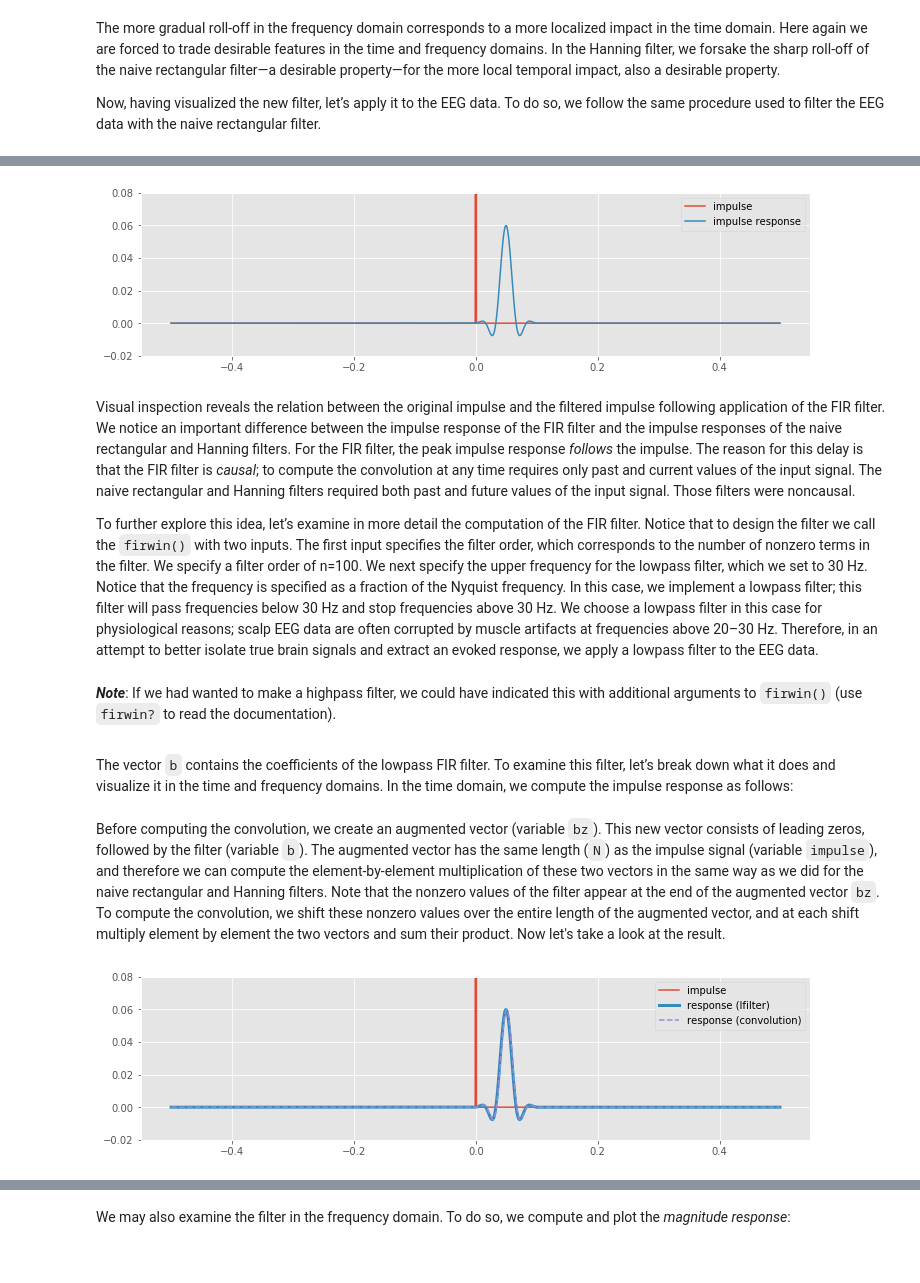
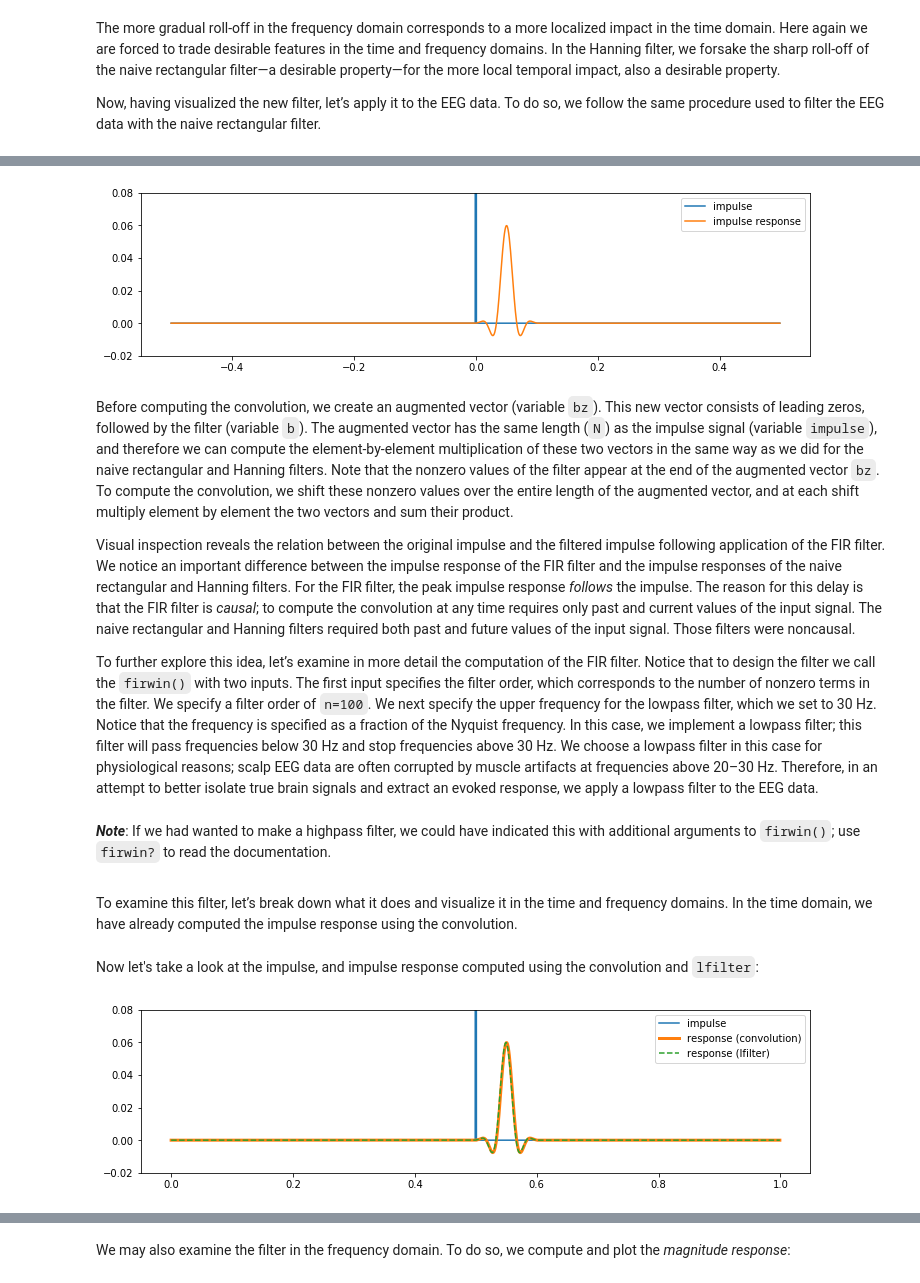
Before and after one commit to Mark-Kramer/Case-Studies-Python, a Jupyter notebook: content/06/filtering-scalp-eeg.ipynb, the cells around one changed output, grey strips where cells are left out. Cells and saved outputs as stored; diff of their text form; code cells hidden in the pictures.

Commit message:
save point ch6, before editing lfilter

```diff
--- a/content/06/filtering-scalp-eeg.ipynb
+++ b/content/06/filtering-scalp-eeg.ipynb
@@ -544,7 +602,7 @@ Let’s also examine the time domain representation of the new Hanning filter. T
 def convolution(impulse, filt):
     '''
     Compute the impulse response of a filter (given in the
-    time domain) using convolution
+    time domain) using convolution.
     '''
     N = len(impulse)
     response = np.zeros_like(impulse)
@@ -655,9 +724,10 @@ We focus specifically on the application of a lowpass FIR filter to the EEG data
 <a id="fig:10a"></a>
 # %%
-n = 100  # Define the filter order
-Wn = 30 / fNQ  # Define the cutoff frequency,
-b = firwin(n, Wn)  # ... build the lowpass filter,
-impulse_response = lfilter(b, 1, impulse)  # ... and apply it to the impulse
+n = 100                                        # Define the filter order.
+Wn = 30 / fNQ                                  # Define the cutoff frequency,
+b = firwin(n, Wn)                              # ... build the lowpass filter,
+bz = np.pad(b, [N - n, 0], 'constant')         # ... amend the filter with leading zeros,
+impulse_response = convolution(impulse, bz)  # ... and apply it to the impulse.
 
 plot(lag_axis, impulse, label='impulse')
 plot(lag_axis, impulse_response, label='impulse response')
@@ -665,35 +735,35 @@ legend()
 ylim([-.02, .08])
 show()
 # %% [output]
-[figure, old version]
+[figure, new version]
 # %% [markdown]
+Before computing the convolution, we create an augmented vector (variable `bz`). This new vector consists of leading zeros, followed by the filter (variable `b`). The augmented vector has the same length (`N`) as the impulse signal (variable `impulse`), and therefore we can compute the element-by-element multiplication of these two vectors in the same way as we did for the naive rectangular and Hanning filters. Note that the nonzero values of the filter appear at the end of the augmented vector `bz`. To compute the convolution, we shift these nonzero values over the entire length of the augmented vector, and at each shift multiply element by element the two vectors and sum their product.
+
 Visual inspection reveals the relation between the original impulse and the filtered impulse following application of the FIR filter. We notice an important difference between the impulse response of the FIR filter and the impulse responses of the naive rectangular and Hanning filters. For the FIR filter, the peak impulse response *follows* the impulse. The reason for this delay is that the FIR filter is *causal*; to compute the convolution at any time requires only past and current values of the input signal. The naive rectangular and Hanning filters required both past and future values of the input signal. Those filters were noncausal.
 
-To further explore this idea, let’s examine in more detail the computation of the FIR filter. Notice that to design the filter we call the `firwin()` with two inputs. The first input specifies the filter order, which corresponds to the number of nonzero terms in the filter. We specify a filter order of n=100. We next specify the upper frequency for the lowpass filter, which we set to 30 Hz. Notice that the frequency is specified as a fraction of the Nyquist frequency. In this case, we implement a lowpass filter; this filter will pass frequencies below 30 Hz and stop frequencies above 30 Hz. We choose a lowpass filter in this case for physiological reasons; scalp EEG data are often corrupted by muscle artifacts at frequencies above 20–30 Hz. Therefore, in an attempt to better isolate true brain signals and extract an evoked response, we apply a lowpass filter to the EEG data.
+To further explore this idea, let’s examine in more detail the computation of the FIR filter. Notice that to design the filter we call the `firwin()` with two inputs. The first input specifies the filter order, which corresponds to the number of nonzero terms in the filter. We specify a filter order of `n=100`. We next specify the upper frequency for the lowpass filter, which we set to 30 Hz. Notice that the frequency is specified as a fraction of the Nyquist frequency. In this case, we implement a lowpass filter; this filter will pass frequencies below 30 Hz and stop frequencies above 30 Hz. We choose a lowpass filter in this case for physiological reasons; scalp EEG data are often corrupted by muscle artifacts at frequencies above 20–30 Hz. Therefore, in an attempt to better isolate true brain signals and extract an evoked response, we apply a lowpass filter to the EEG data.
 # %% [markdown]
 <div class="python-note">
 
-**_Note_**: If we had wanted to make a highpass filter, we could have indicated this with additional arguments to `firwin()` (use `firwin?` to read the documentation).
+**_Note_**: If we had wanted to make a highpass filter, we could have indicated this with additional arguments to `firwin()`; use `firwin?` to read the documentation.
 
 </div>
 # %% [markdown]
-The vector `b` contains the coefficients of the lowpass FIR filter. To examine this filter, let’s break down what it does and visualize it in the time and frequency domains. In the time domain, we compute the impulse response as follows:
+To examine this filter, let’s break down what it does and visualize it in the time and frequency domains. In the time domain, we have already computed the impulse response using the convolution.
-# %%
-bz = np.pad(b, [N - n, 0], 'constant')  # Amend the filter with leading zeros
-impulse = np.zeros_like(bz)  # Define the impulse signal
-impulse[N // 2] = 1  # ... with impulse at the midpoint
-impulse_response_t = convolution(impulse, bz)  # Compute the impulse response using
-                                               # ... the convolution function we created earlier
-# %% [markdown]
-Before computing the convolution, we create an augmented vector (variable `bz`). This new vector consists of leading zeros, followed by the filter (variable `b`). The augmented vector has the same length (`N`) as the impulse signal (variable `impulse`), and therefore we can compute the element-by-element multiplication of these two vectors in the same way as we did for the naive rectangular and Hanning filters. Note that the nonzero values of the filter appear at the end of the augmented vector `bz`. To compute the convolution, we shift these nonzero values over the entire length of the augmented vector, and at each shift multiply element by element the two vectors and sum their product. Now let's take a look at the result.
-<a id="fig:10a"></a>
+# %%
+impulse_response_lfilter = lfilter(b,1,impulse)  # Compute the impulse response using lfilter
+# %% [markdown]
+Now let's take a look at the impulse, and impulse response computed using the convolution and `lfilter`:
 # %%
-plot(lag_axis, impulse, label='impulse')  # Plot the original impulse,
-plot(lag_axis, impulse_response, lw=3, label="response (lfilter)")  # ... the impulse response we computed using lfilter
-plot(lag_axis, impulse_response_t, '--', label='response (convolution)')  # ... and the response using convolution
+# Plot the original impulse,
+plot(np.arange(0, N) * dt , impulse, label='impulse')
+# ... the impulse response we computed using lfilter
+plot(np.arange(0, N) * dt, impulse_response, lw=3, label="response (convolution)")
+# ... and the response using convolution
+plot(np.arange(0, N) * dt, impulse_response_lfilter, '--', label='response (lfilter)')
 ylim([-.02, .08])  # ... with axes labeled
 legend()
 savefig('imgs/6-10a')
 show()
 # %% [output]
-[figure, old version]
+[figure, new version]
```
Also changed, not shown: parts of 75 cells of this notebook, 26 other files.
